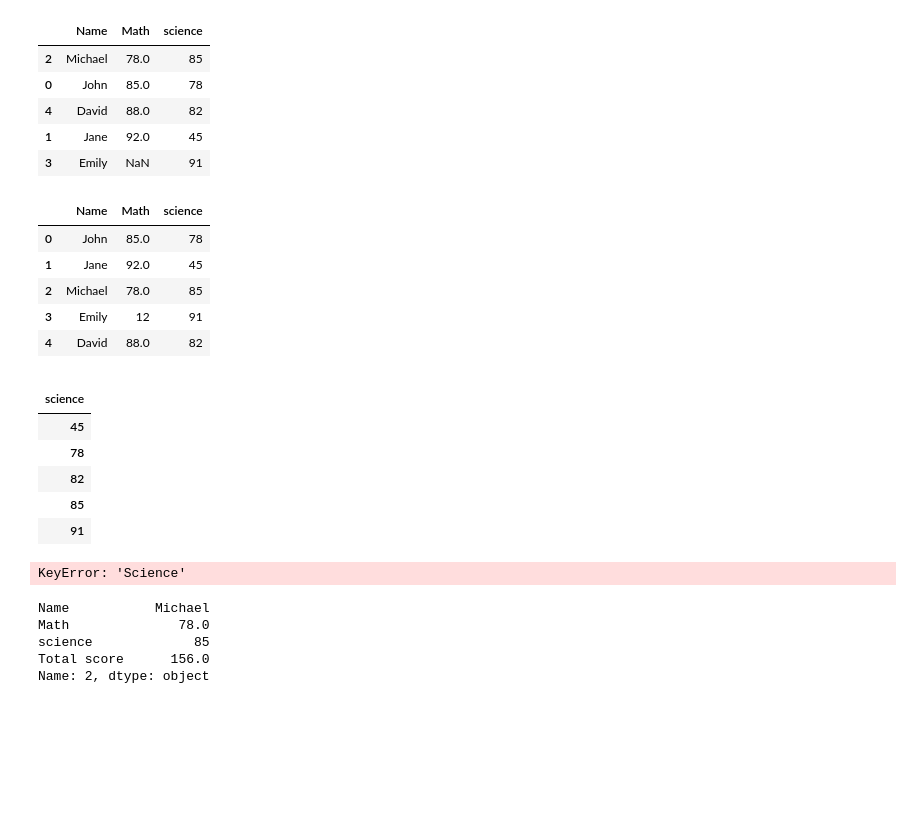
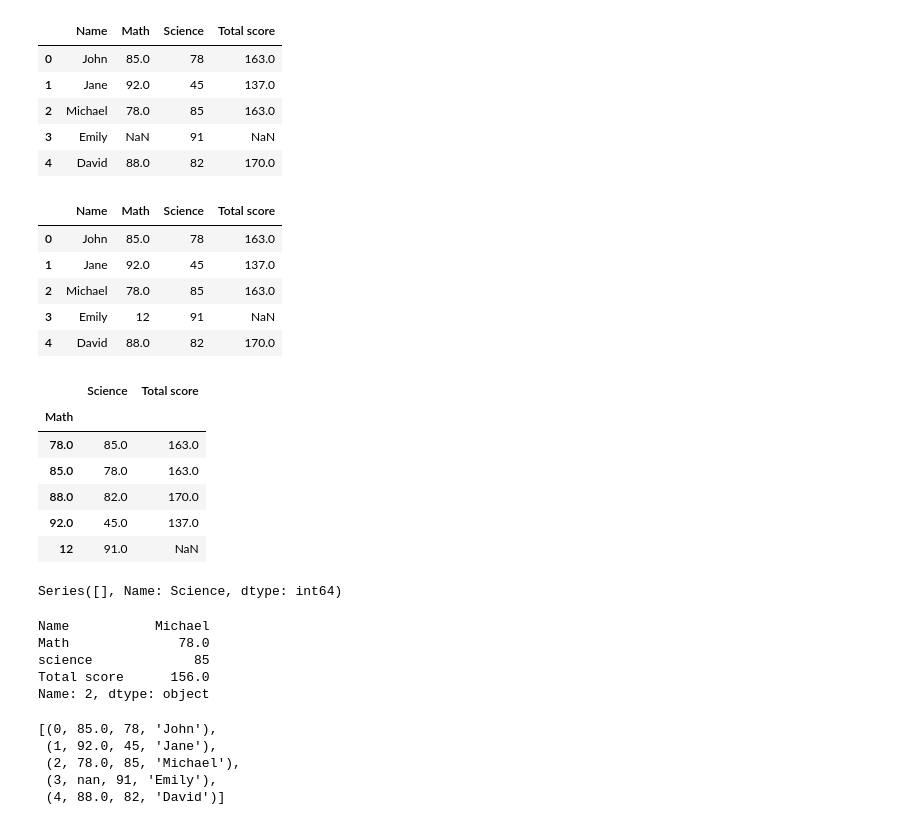
Before and after one commit to Pawanpreetkaur03/jupyter-projects, a Jupyter notebook: pandas.ipynb, the cells around one changed output. Cells and saved outputs as stored; diff of their text form; code cells hidden in the pictures; blank space fills up the shorter version.

```diff
--- a/pandas.ipynb
+++ b/pandas.ipynb
@@ -7,10 +7,10 @@ import matplotlib.pyplot as plt
 data = {
     'Name' : ['John', 'Jane', 'Michael', 'Emily', 'David'],
     'Math' : [85, 92, 78, np.nan, 88],
-    'science' : [78, 45, 85, 91, 82]
+    'Science' : [78, 45, 85, 91, 82]
 }
 
-df = pd.DataFrame(data);
+df = pd.DataFrame(data)
 
 df
 # %% [output]
@@ -51,5 +57,6 @@ KeyError: 'Science'
 # %%
-#adding a new column
-df['Total score'] = df['Math'] + df['science']
-df
+#sort tha data
+sorted_math_values = df.sort_values(by='Math', ascending=True)
+
+sorted_math_values
 # %% [output]
@@ -57,45 +69,44 @@ TypeError: can only concatenate str (not "int") to str
 # %%
-#sort tha data
-sorted_math_values = df.sort_values(by='Math', ascending=True)
-
-sorted_math_values
+#adding a new column
+df['Total score'] = df['Math'] + df['Science']
+df
 # %% [output]
-|  | Name | Math | science |
-| 2 | Michael | 78.0 | 85 |
-| 0 | John | 85.0 | 78 |
-| 4 | David | 88.0 | 82 |
-| 1 | Jane | 92.0 | 45 |
-| 3 | Emily | NaN | 91 |
+|  | Name | Math | Science | Total score |
+| 0 | John | 85.0 | 78 | 163.0 |
+| 1 | Jane | 92.0 | 45 | 137.0 |
+| 2 | Michael | 78.0 | 85 | 163.0 |
+| 3 | Emily | NaN | 91 | NaN |
+| 4 | David | 88.0 | 82 | 170.0 |
 # %%
 #update data
 df.loc[df['Name'] == 'Emily', 'Math'] = '12'
 
 df
 # %% [output]
-|  | Name | Math | science |
-| 0 | John | 85.0 | 78 |
-| 1 | Jane | 92.0 | 45 |
-| 2 | Michael | 78.0 | 85 |
-| 3 | Emily | 12 | 91 |
-| 4 | David | 88.0 | 82 |
+|  | Name | Math | Science | Total score |
+| 0 | John | 85.0 | 78 | 163.0 |
+| 1 | Jane | 92.0 | 45 | 137.0 |
+| 2 | Michael | 78.0 | 85 | 163.0 |
+| 3 | Emily | 12 | 91 | NaN |
+| 4 | David | 88.0 | 82 | 170.0 |
 # %%
 #Group data and calculate the mean of numeric columns
-grouped = df.groupby('science').mean(numeric_only=True)
+grouped = df.groupby('Math').mean(numeric_only=True)
 grouped
 # %% [output]
-|  |
-| science |
-| 45 |
-| 78 |
-| 82 |
-| 85 |
-| 91 |
+|  | Science | Total score |
+| Math |  |  |
+| 78.0 | 85.0 | 163.0 |
+| 85.0 | 78.0 | 163.0 |
+| 88.0 | 82.0 | 170.0 |
+| 92.0 | 45.0 | 137.0 |
+| 12 | 91.0 | NaN |
 # %%
 #locating data
-michael_science_score = df.loc[df['Name'] == 'Michael', 'Science']
+michael_science_score = df.loc[df['Name'] == 'Micheal', 'Science']
 michael_science_score
 # %% [output]
-KeyError: 'Science'
+Series([], Name: Science, dtype: int64)
 # %%
 #locate data by index position
 third_row = df.iloc[2]
@@ -106,3 +117,18 @@ Math              78.0
 science             85
 Total score      156.0
 Name: 2, dtype: object
+# %%
+#create an empty array and append data from df to it
+row_data = []
+
+
+for index, row in df.iterrows():
+            row_data.append((index, row['Math'], row['Science'], row['Name']))
+
+row_data
+# %% [output]
+[(0, 85.0, 78, 'John'),
+ (1, 92.0, 45, 'Jane'),
+ (2, 78.0, 85, 'Michael'),
+ (3, nan, 91, 'Emily'),
+ (4, 88.0, 82, 'David')]
```
Also changed, not shown: parts of 6 cells of this notebook.
